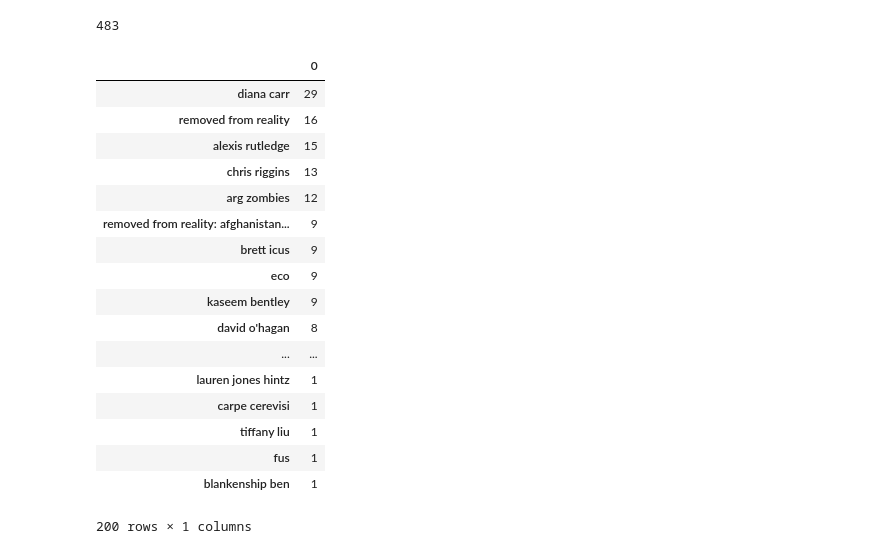
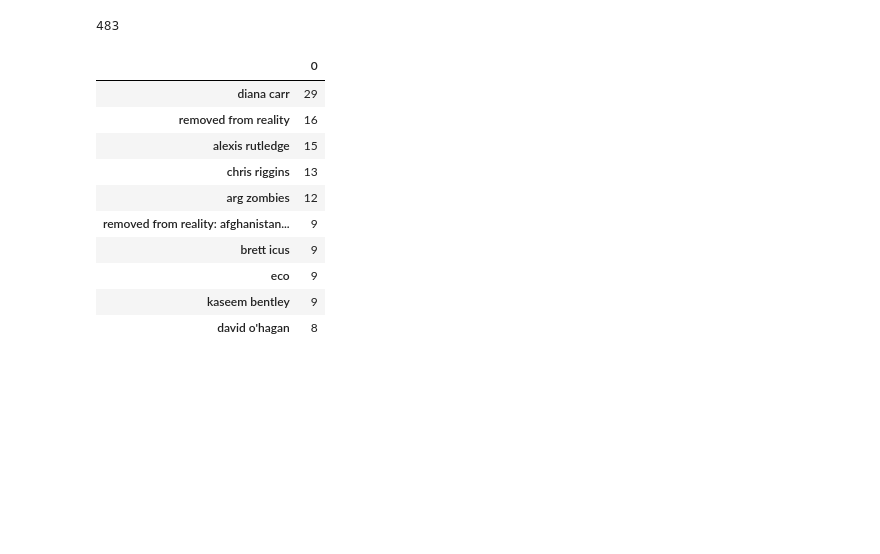
Before and after one commit to Tyler-Owen-Morris/capstone1, a Jupyter notebook: Facebook_EDA.ipynb, the cells around one changed output. Saved outputs shown, nothing was run; the diff lists cells and outputs as text; code cells hidden in the pictures; blank space fills up the shorter version.

```diff
--- a/Facebook_EDA.ipynb
+++ b/Facebook_EDA.ipynb
@@ -203,23 +204,16 @@ print(len(searchCount_dict), "\n")
 # eco(9), removed from reality: afghanistan and back(9), kaseem bentley(9), neo(8), jackson mcbrayer(8)
 # %%
 word_df = pd.DataFrame(searchCount_dict, index=[0]).transpose().sort_values(by=0, ascending=False)
-word_df.head(200)
+word_df.head(10)
 # %% [output]
 |  | 0 |
 | diana carr | 29 |
 | removed from reality | 16 |
 | alexis rutledge | 15 |
 | chris riggins | 13 |
 | arg zombies | 12 |
 | removed from reality: afghanistan... | 9 |
 | brett icus | 9 |
 | eco | 9 |
 | kaseem bentley | 9 |
 | david o'hagan | 8 |
-| ... | ... |
-| lauren jones hintz | 1 |
-| carpe cerevisi | 1 |
-| tiffany liu | 1 |
-| fus | 1 |
-| blankenship ben | 1 |
-200 rows × 1 columns
```
Also changed, not shown: parts of 12 cells of this notebook, 2 other files.
